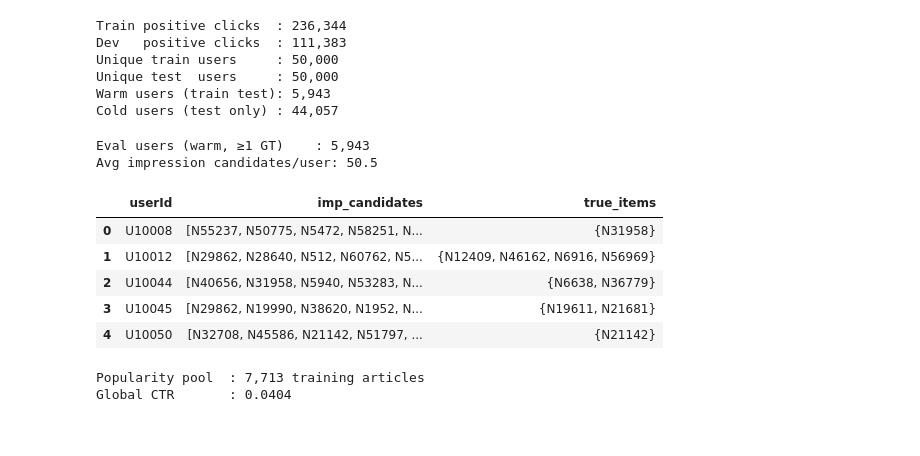
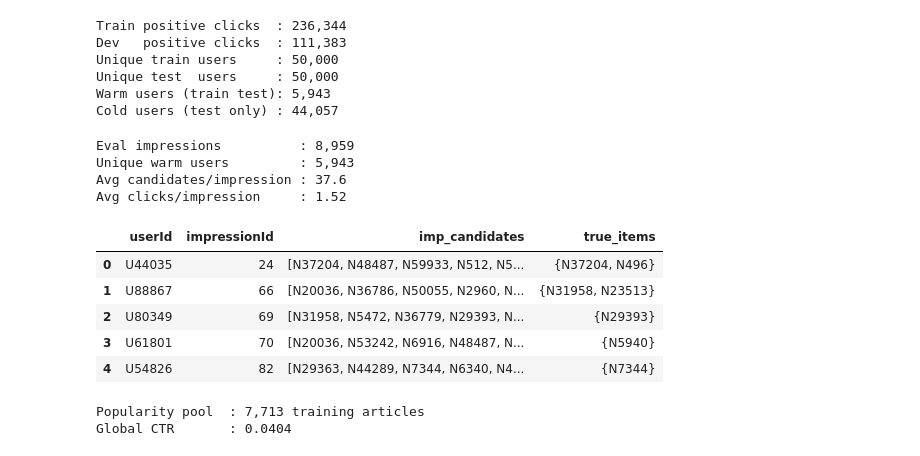
Before and after one commit to doctorofdata/current, a Jupyter notebook: mind_news_recommendation_engine.ipynb, the cells around one changed output. Saved outputs shown, nothing was run; the diff lists cells and outputs as text; code cells hidden in the pictures.

```diff
--- a/mind_news_recommendation_engine.ipynb
+++ b/mind_news_recommendation_engine.ipynb
@@ -821,32 +927,52 @@ Unique test  users     : 50,000
 Warm users (train test): 5,943
 Cold users (test only) : 44,057
 # %%
-# Parse raw_dev to get per-user impression candidates and ground truth clicks.
-# Each dev session shows a user a small set of candidate articles (5–30);
-# evaluation must rank within those candidates, not across all 65K articles.
-dev_imp = raw_dev
+# Parse raw_dev into per-impression evaluation rows.
+# Each impression is one independent ranking query: candidates = articles shown
+# in that session, true_items = what was clicked. Keeping sessions separate
+# prevents global popularity from dominating via cross-session aggregation.
+eval_rows = []
 
-dev_imp['cands']   = dev_imp['impressions'].apply(lambda x: [p.split('-')[0] for p in str(x).split()] if pd.notna(x) else [])
-dev_imp['clicked'] = dev_imp['impressions'].apply(lambda x: [p.split('-')[0] for p in str(x).split() if p.endswith('-1')] if pd.notna(x) else [])
+for _, r in raw_dev.iterrows():
 
-user_dev = (dev_imp.groupby('userId').agg(imp_candidates=('cands',   lambda x: list(dict.fromkeys(a for lst in x for a in lst))), true_items = ('clicked', lambda x: set(a for lst in x for a in lst))).reset_index())
+    uid = r['userId']
 
-eval_df  = user_dev[user_dev['userId'].isin(warm_users) & user_dev['true_items'].apply(len).gt(0)].reset_index(drop = True)
+    if uid not in warm_users or pd.isna(r['impressions']):
 
-eval_warm = eval_df
+        continue
 
-print(f'Eval users (warm, ≥1 GT)    : {len(eval_warm):,}')
-print(f'Avg impression candidates/user: {eval_warm["imp_candidates"].apply(len).mean():.1f}')
+    pairs   = str(r['impressions']).split()
+    cands   = [p.split('-')[0] for p in pairs]
+    clicked = {p.split('-')[0] for p in pairs if p.endswith('-1')}
+
+    if not clicked:
+
+        continue
+
+    eval_rows.append({'userId'        : uid,
+                      'impressionId'  : r['impressionId'],
+                      'imp_candidates': cands,
+                      'true_items'    : clicked})
+
+eval_df   = pd.DataFrame(eval_rows)
+eval_warm = eval_df.reset_index(drop = True)
+
+print(f'Eval impressions          : {len(eval_warm):,}')
+print(f'Unique warm users         : {eval_warm["userId"].nunique():,}')
+print(f'Avg candidates/impression : {eval_warm["imp_candidates"].apply(len).mean():.1f}')
+print(f'Avg clicks/impression     : {eval_warm["true_items"].apply(len).mean():.2f}')
 eval_warm.head()
 # %% [output]
-Eval users (warm, ≥1 GT)    : 5,943
-Avg impression candidates/user: 50.5
+Eval impressions          : 8,959
+Unique warm users         : 5,943
+Avg candidates/impression : 37.6
+Avg clicks/impression     : 1.52
-|  | userId | imp_candidates | true_items |
-| 0 | U10008 | [N55237, N50775, N5472, N58251, N... | {N31958} |
-| 1 | U10012 | [N29862, N28640, N512, N60762, N5... | {N12409, N46162, N6916, N56969} |
-| 2 | U10044 | [N40656, N31958, N5940, N53283, N... | {N6638, N36779} |
-| 3 | U10045 | [N29862, N19990, N38620, N1952, N... | {N19611, N21681} |
-| 4 | U10050 | [N32708, N45586, N21142, N51797, ... | {N21142} |
+|  | userId | impressionId | imp_candidates | true_items |
+| 0 | U44035 | 24 | [N37204, N48487, N59933, N512, N5... | {N37204, N496} |
+| 1 | U88867 | 66 | [N20036, N36786, N50055, N2960, N... | {N31958, N23513} |
+| 2 | U80349 | 69 | [N31958, N5472, N36779, N29393, N... | {N29393} |
+| 3 | U61801 | 70 | [N20036, N53242, N6916, N48487, N... | {N5940} |
+| 4 | U54826 | 82 | [N29363, N44289, N7344, N6340, N4... | {N7344} |
 # %%
 # Count clicks per article across the training split
 pop_counts = train_clicks.groupby('newsId')['clicked'].count().rename('click_count')
```
Also changed, not shown: parts of 55 cells of this notebook, 1 other file.
